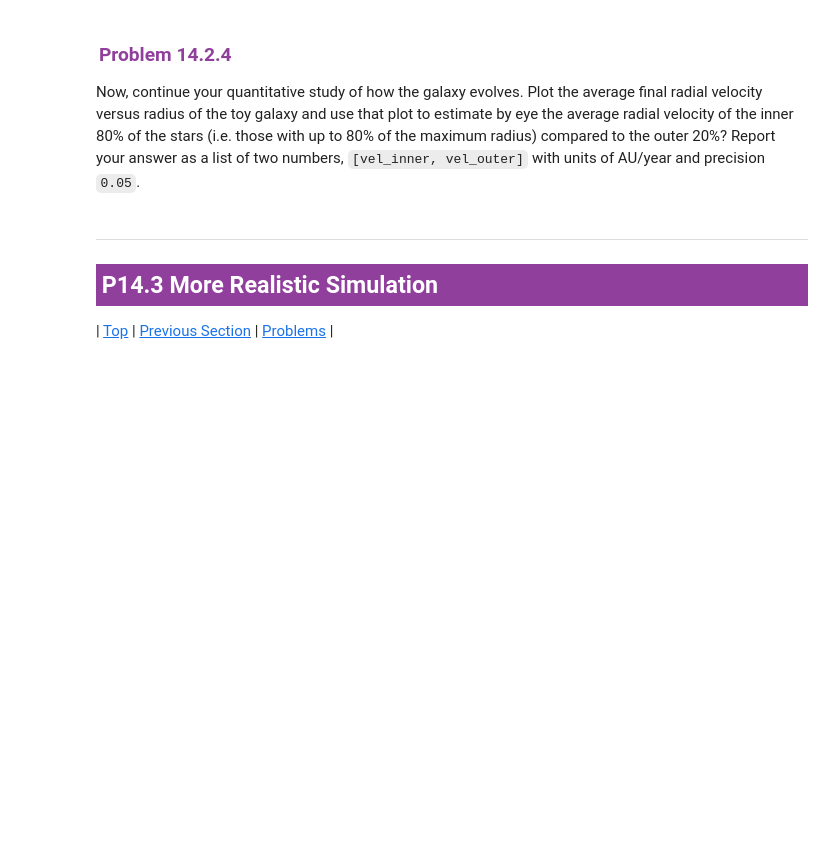
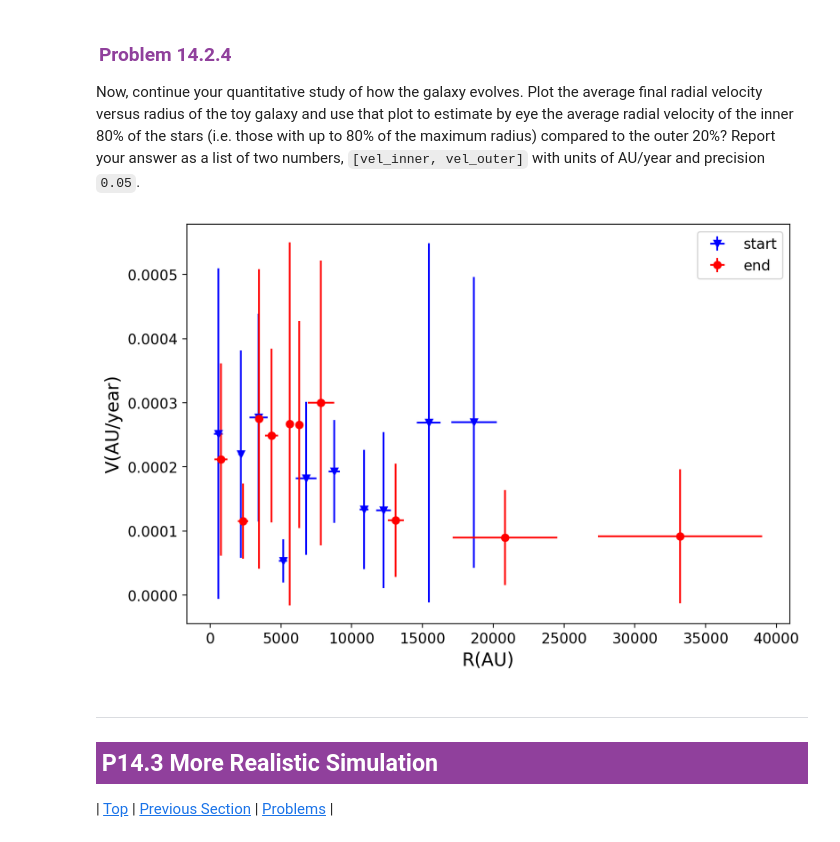
Before and after one commit to a-eghrari/nb_LEARNER, a Jupyter notebook: 8S50x_P14.ipynb, the cells around one changed output. Cells and saved outputs as stored; diff of their text form; code cells hidden in the pictures; blank space fills up the shorter version.

```diff
--- a/8S50x_P14.ipynb
+++ b/8S50x_P14.ipynb
@@ -471,49 +478,52 @@ Now, continue your quantitative study of how the galaxy evolves. Plot the averag
 
 def plotRvsV(iR,iV,iNbins=5):
     #Sort data array in R
-    sort = #get sorted indices
+    sort = np.argsort(iR)
     #split data into nbins
     corrXsort = iR[sort]
     corrYsort = iV[sort]
     ncands=len(iV)//iNbins
     corrXsort = np.reshape(corrXsort,(ncands,iNbins))
-    corrXmean = #compute Xsort mean in bins
-    corrXrms  = #compute Xsort std in bins
+    corrXmean = np.mean(corrXsort,axis=1)
+    corrXrms  = np.std(corrXsort,axis=1)
 
     corrYsort = np.reshape(corrYsort,(ncands,iNbins))
-    corrYmean = #compute Ysort mean in bins
-    corrYrms  = #compute Ysort std in bins
+    corrYmean = np.mean(corrYsort,axis=1)
+    corrYrms  = np.std(corrYsort,axis=1)
     return corrXmean,corrYmean,corrXrms,corrYrms
 
 ##Now some fun plots
 def shiftCOM(iR):
-    center=#compute center of mass
+    center=centerOfMass(iR)
     shift=iR
     #shift it
     for pVal in range(iR.shape[0]):
         shift[pVal] -= center
     return shift
 
 def velCOM(iX,iV):
     #compute projected radial velocity (r x v)/|r| (note iX[:,0] is the first element of all particles)
+    vproj= np.sum(iX*iV,axis=1)/np.sqrt(iX[:,0]**2+iX[:,1]**2)
     return vproj
 
 def plotRotation(veltracks,tmptracks):
     shiftX=shiftCOM(tmptracks[0])
     velX=velCOM(shiftX,veltracks[0])
     pX0,pY0,pEX0,pEY0 = plotRvsV(np.sqrt(shiftX[:,0]**2+shiftX[:,1]**2),np.abs(velX))
     plt.errorbar(pX0,pY0,pEY0,pEX0,marker='v',linestyle='none',label='start',c='blue')
     shiftX=shiftCOM(tmptracks[-1])
     pX1,pY1,pEX1,pEY1 = plotRvsV(np.sqrt(shiftX[:,0]**2+shiftX[:,1]**2),np.abs(velX))
     plt.errorbar(pX1,pY1,pEY1,pEX1,marker='o',linestyle='none',label='end',c='red')
     plt.legend()
     plt.xlabel("R(AU)")
     plt.ylabel("V(AU/year)")
     plt.show()
 
 tracks=allStar.history()
 veltracks=allStar.velhistory()
 plotRotation(veltracks,tracks)
+# %% [output]
+[figure, added]
 # %% [markdown]
 <!--start-block-->
 <a name='section_14_3'></a>
```
Also changed, not shown: parts of 9 cells of this notebook.
